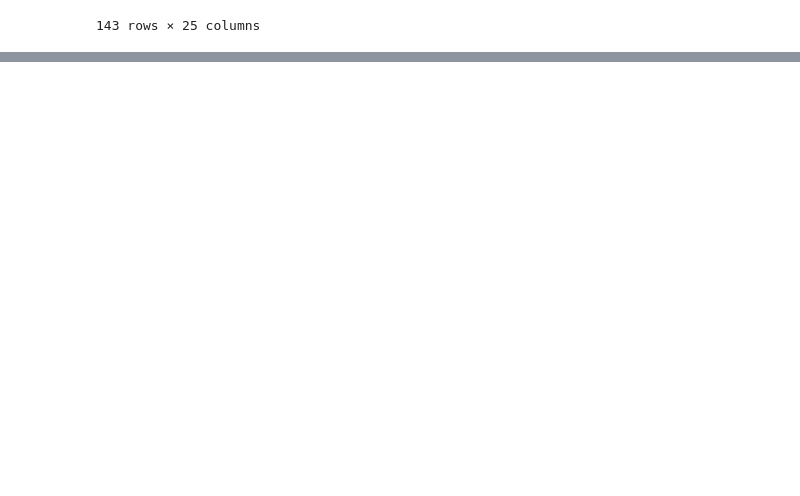
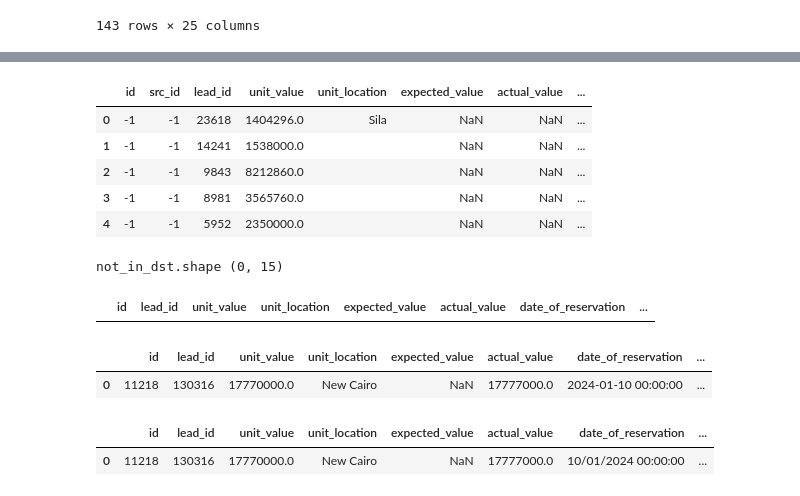
Before and after one commit to mauricerkanaan/case-study-real-estate, a Jupyter notebook: py-script/eda.ipynb, the cells around one changed output, grey strips where cells are left out. Saved outputs shown, nothing was run; the diff lists cells and outputs as text; code cells hidden in the pictures; blank space fills up the shorter version.

```diff
--- a/py-script/eda.ipynb
+++ b/py-script/eda.ipynb
@@ -85,8 +104,31 @@ df_dst.shape (1567, 15)
+# %%
+df_dst.head()
+# %% [output]
+|  | id | src_id | lead_id | unit_value | unit_location | expected_value | actual_value | ... |
+| 0 | -1 | -1 | 23618 | 1404296.0 | Sila | NaN | NaN | ... |
+| 1 | -1 | -1 | 14241 | 1538000.0 |  | NaN | NaN | ... |
+| 2 | -1 | -1 | 9843 | 8212860.0 |  | NaN | NaN | ... |
+| 3 | -1 | -1 | 8981 | 3565760.0 |  | NaN | NaN | ... |
+| 4 | -1 | -1 | 5952 | 2350000.0 |  | NaN | NaN | ... |
 # %%
 not_in_dst = (
         df_src
-            .merge(df_dst.drop_duplicates(), how="left", indicator=True)
+            .merge(df_dst[df_src.columns].drop_duplicates(), how="left", indicator=True)
             .query('_merge == "left_only"')
             .drop(columns="_merge")
     )
 print(f"not_in_dst.shape {not_in_dst.shape}")
+not_in_dst.head()
+# %% [output]
+not_in_dst.shape (0, 15)
+|  | id | lead_id | unit_value | unit_location | expected_value | actual_value | date_of_reservation | ... |
+# %%
+df_src[df_src["id"] == 11218]
+# %% [output]
+|  | id | lead_id | unit_value | unit_location | expected_value | actual_value | date_of_reservation | ... |
+| 0 | 11218 | 130316 | 17770000.0 | New Cairo | NaN | 17777000.0 | 2024-01-10 00:00:00 | ... |
+# %%
+df_dst[df_dst["id"] == 11218]
+# %% [output]
+|  | id | lead_id | unit_value | unit_location | expected_value | actual_value | date_of_reservation | ... |
+| 0 | 11218 | 130316 | 17770000.0 | New Cairo | NaN | 17777000.0 | 10/01/2024 00:00:00 | ... |
```
Also changed, not shown: parts of 3 cells of this notebook, 20 other files.
